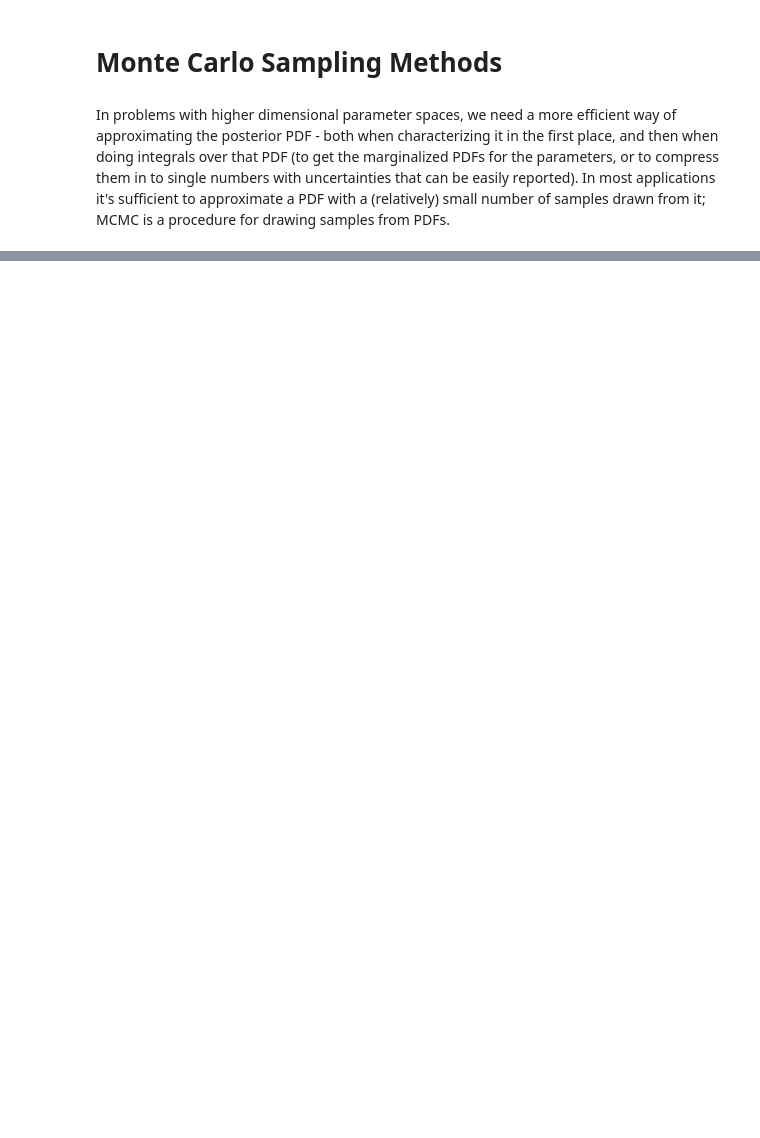
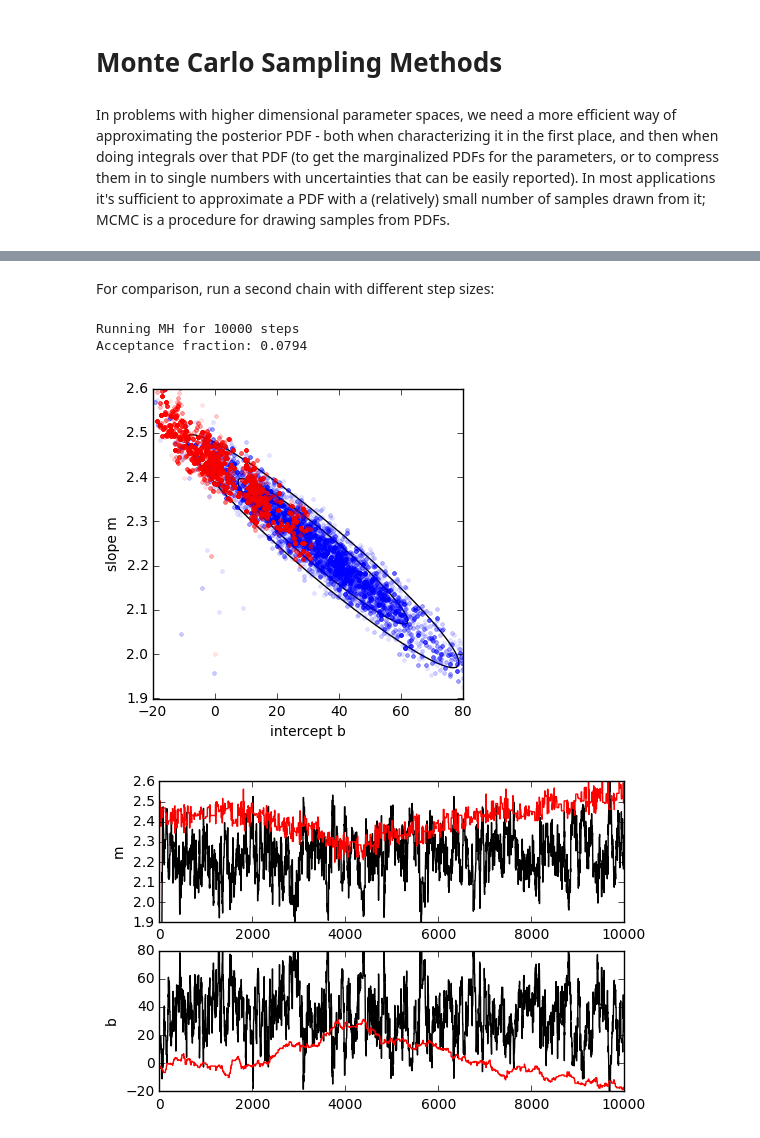
Before and after one commit to KIPAC/StatisticalMethods, a Jupyter notebook: lessons/3.PDFCharacterization.ipynb, the cells around one changed output, grey strips where cells are left out. Cells and saved outputs as stored; diff of their text form; code cells hidden in the pictures; blank space fills up the shorter version.

```diff
--- a/lessons/3.PDFCharacterization.ipynb
+++ b/lessons/3.PDFCharacterization.ipynb
@@ -227,0 +247,80 @@ Quantiles:
+# %% [markdown]
+For comparison, run a second chain with different step sizes:
+# %%
+# initial m, b
+m,b = 2., 0.
+
+# step sizes
+mstep, bstep = .5, 1.
+
+# how many steps?
+nsteps = 10000
+
+chain2 = []
+probs2 = []
+naccept = 0
+
+print 'Running MH for', nsteps, 'steps'
+
+# First point:
+L_old    = straight_line_log_likelihood(x, y, sigmay, m, b)
+p_old    = straight_line_log_prior(m, b)
+prob_old = np.exp(L_old + p_old)
+
+for i in range(nsteps):
+    # step
+    mnew = m + np.random.normal() * mstep
+    bnew = b + np.random.normal() * bstep
+
+    # evaluate probabilities
+    # prob_new = straight_line_posterior(x, y, sigmay, mnew, bnew)
+
+    L_new    = straight_line_log_likelihood(x, y, sigmay, mnew, bnew)
+    p_new    = straight_line_log_prior(mnew, bnew)
+    prob_new = np.exp(L_new + p_new)
+
+    if (prob_new / prob_old > np.random.uniform()):
+        # accept
+        m = mnew
+        b = bnew
+        L_old = L_new
+        p_old = p_new
+        prob_old = prob_new
+        naccept += 1
+    else:
+        # Stay where we are; m,b stay the same, and we append them
+        # to the chain below.
+        pass
+
+    chain2.append((b,m))
+    probs2.append((L_old,p_old))
+print 'Acceptance fraction:', naccept/float(nsteps)
+
+mm2 = [m for b,m in chain2]
+bb2 = [b for b,m in chain2]
+# Scatterplot of m,b posterior samples
+plt.clf()
+plt.contour(bgrid, mgrid, posterior, pdf_contour_levels(posterior), colors='k')
+plt.gca().set_aspect((bhi-blo)/(mhi-mlo))
+plt.plot(bb, mm, 'b.', alpha=0.1)
+plt.plot(bb2, mm2, 'r.', alpha=0.1)
+plot_mb_setup()
+plt.show()
+# Traces, for convergence inspection:
+plt.clf()
+plt.subplot(2,1,1)
+plt.plot(mm, 'k-')
+plt.plot(mm2, 'r-')
+plt.ylim(mlo,mhi)
+plt.ylabel('m')
+plt.subplot(2,1,2)
+plt.plot(bb, 'k-')
+plt.plot(bb2, 'r-')
+plt.ylabel('b')
+plt.ylim(blo,bhi)
+plt.show()
+# %% [output]
+Running MH for 10000 steps
+Acceptance fraction: 0.0794
+[figure, added]
+[figure, added]
```
Also changed, not shown: parts of 17 cells of this notebook.
